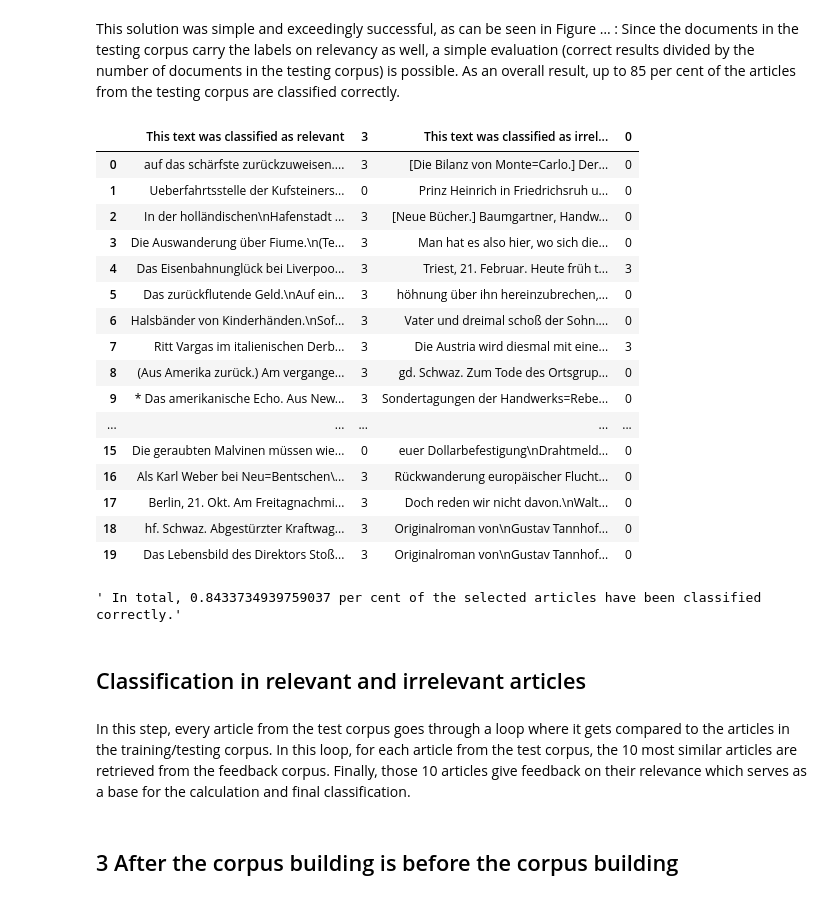
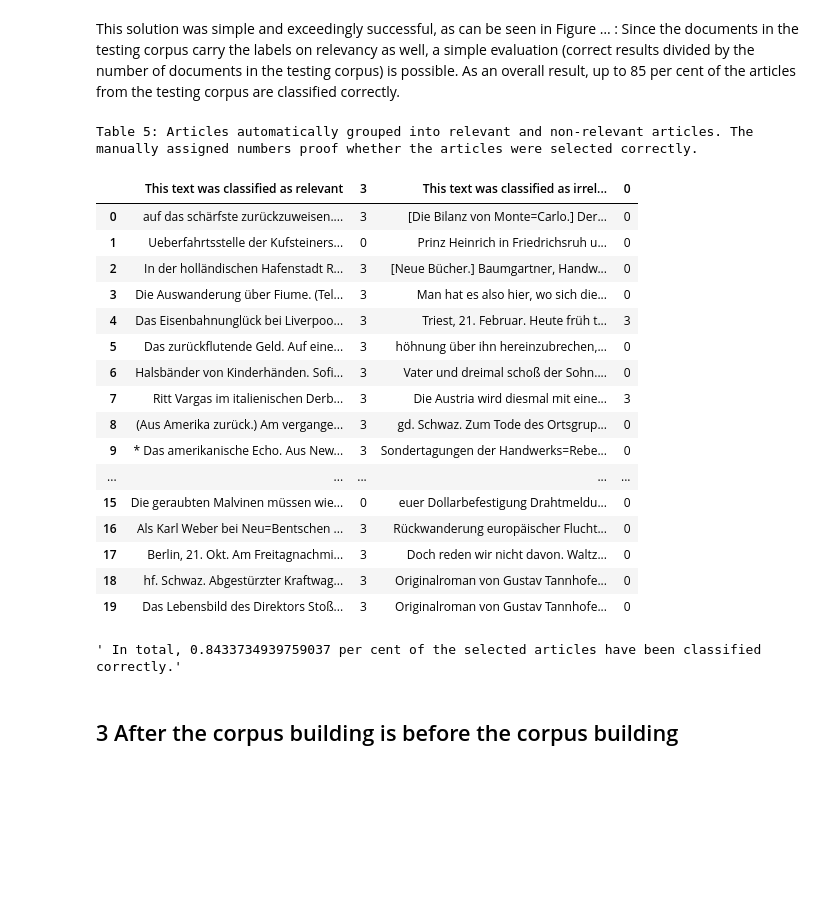
Before and after one commit to soberbichler/Topic-specific-corpus-building_OberbichlerPfanzelter, a Jupyter notebook: news_article_similarity_remigration_notebook.ipynb, the cells around one changed output. Drawn from its saved outputs; the diff is of its cells as text; code cells hidden in the pictures; blank space fills up the shorter version.

```diff
--- a/news_article_similarity_remigration_notebook.ipynb
+++ b/news_article_similarity_remigration_notebook.ipynb
@@ -491,25 +491,28 @@ df_results.head(8)
 # %% [markdown]
 This solution was simple and exceedingly successful, as can be seen in Figure … : Since the documents in the testing corpus carry the labels on relevancy as well, a simple evaluation (correct results divided by the number of documents in the testing corpus) is possible. As an overall result, up to 85 per cent of the articles from the testing corpus are classified correctly.
-# %%
-df_results.head(20)
-# %% [output]
-|  | This text was classified as relevant | 3 | This text was classified as irrel... | 0 |
-| 0 | auf das schärfste zurückzuweisen.... | 3 | [Die Bilanz von Monte=Carlo.] Der... | 0 |
-| 1 | Ueberfahrtsstelle der Kufsteiners... | 0 | Prinz Heinrich in Friedrichsruh u... | 0 |
-| 2 | In der holländischen\nHafenstadt ... | 3 | [Neue Bücher.] Baumgartner, Handw... | 0 |
-| 3 | Die Auswanderung über Fiume.\n(Te... | 3 | Man hat es also hier, wo sich die... | 0 |
-| 4 | Das Eisenbahnunglück bei Liverpoo... | 3 | Triest, 21. Februar. Heute früh t... | 3 |
-| 5 | Das zurückflutende Geld.\nAuf ein... | 3 | höhnung über ihn hereinzubrechen,... | 0 |
-| 6 | Halsbänder von Kinderhänden.\nSof... | 3 | Vater und dreimal schoß der Sohn.... | 0 |
-| 7 | Ritt Vargas im italienischen Derb... | 3 | Die Austria wird diesmal mit eine... | 3 |
-| 8 | (Aus Amerika zurück.) Am vergange... | 3 | gd. Schwaz. Zum Tode des Ortsgrup... | 0 |
-| 9 | * Das amerikanische Echo. Aus New... | 3 | Sondertagungen der Handwerks=Rebe... | 0 |
-| ... | ... | ... | ... | ... |
-| 15 | Die geraubten Malvinen müssen wie... | 0 | euer Dollarbefestigung\nDrahtmeld... | 0 |
-| 16 | Als Karl Weber bei Neu=Bentschen\... | 3 | Rückwanderung europäischer Flucht... | 0 |
-| 17 | Berlin, 21. Okt. Am Freitagnachmi... | 3 | Doch reden wir nicht davon.\nWalt... | 0 |
-| 18 | hf. Schwaz. Abgestürzter Kraftwag... | 3 | Originalroman von\nGustav Tannhof... | 0 |
-| 19 | Das Lebensbild des Direktors Stoß... | 3 | Originalroman von\nGustav Tannhof... | 0 |
+# %%
+df_results['This text was classified as relevant'][0:20] = df_results['This text was classified as relevant'][0:20].apply(lambda x: x[:50])
+df_results['This text was classified as irrelevant'][0:20] = df_results['This text was classified as irrelevant'][0:20].apply(lambda x: x[:50])
+df_results[0:20].style.set_caption('Table 5: Articles automatically grouped into relevant and non-relevant articles. The manually assigned numbers proof whether the articles were selected correctly.')
+# %% [output]
+Table 5: Articles automatically grouped into relevant and non-relevant articles. The manually assigned numbers proof whether the articles were selected correctly.
+|  | This text was classified as relevant | 3 | This text was classified as irrel... | 0 |
+| 0 | auf das schärfste zurückzuweisen.... | 3 | [Die Bilanz von Monte=Carlo.] Der... | 0 |
+| 1 | Ueberfahrtsstelle der Kufsteiners... | 0 | Prinz Heinrich in Friedrichsruh u... | 0 |
+| 2 | In der holländischen Hafenstadt R... | 3 | [Neue Bücher.] Baumgartner, Handw... | 0 |
+| 3 | Die Auswanderung über Fiume. (Tel... | 3 | Man hat es also hier, wo sich die... | 0 |
+| 4 | Das Eisenbahnunglück bei Liverpoo... | 3 | Triest, 21. Februar. Heute früh t... | 3 |
+| 5 | Das zurückflutende Geld. Auf eine... | 3 | höhnung über ihn hereinzubrechen,... | 0 |
+| 6 | Halsbänder von Kinderhänden. Sofi... | 3 | Vater und dreimal schoß der Sohn.... | 0 |
+| 7 | Ritt Vargas im italienischen Derb... | 3 | Die Austria wird diesmal mit eine... | 3 |
+| 8 | (Aus Amerika zurück.) Am vergange... | 3 | gd. Schwaz. Zum Tode des Ortsgrup... | 0 |
+| 9 | * Das amerikanische Echo. Aus New... | 3 | Sondertagungen der Handwerks=Rebe... | 0 |
+| ... | ... | ... | ... | ... |
+| 15 | Die geraubten Malvinen müssen wie... | 0 | euer Dollarbefestigung Drahtmeldu... | 0 |
+| 16 | Als Karl Weber bei Neu=Bentschen ... | 3 | Rückwanderung europäischer Flucht... | 0 |
+| 17 | Berlin, 21. Okt. Am Freitagnachmi... | 3 | Doch reden wir nicht davon. Waltz... | 0 |
+| 18 | hf. Schwaz. Abgestürzter Kraftwag... | 3 | Originalroman von Gustav Tannhofe... | 0 |
+| 19 | Das Lebensbild des Direktors Stoß... | 3 | Originalroman von Gustav Tannhofe... | 0 |
 # %%
 rev_3 = []
 for key in df_results['3']:
@@ -534,10 +537,6 @@ score = result_right / all_
 f" In total, {score} per cent of the selected articles have been classified correctly."
 # %% [output]
 ' In total, 0.8433734939759037 per cent of the selected articles have been classified correctly.'
-# %% [markdown]
-## Classification in relevant and irrelevant articles
-# %% [markdown]
-In this step, every article from the test corpus goes through a loop where it gets compared to the articles in the training/testing corpus. In this loop, for each article from the test corpus, the 10 most similar articles are retrieved from the feedback corpus. Finally, those 10 articles give feedback on their relevance which serves as a base for the calculation and final classification.
 # %% [markdown]
 ## 3 After the corpus building is before the corpus building
 # %% [markdown]
```
Also changed, not shown: parts of 9 cells of this notebook.
